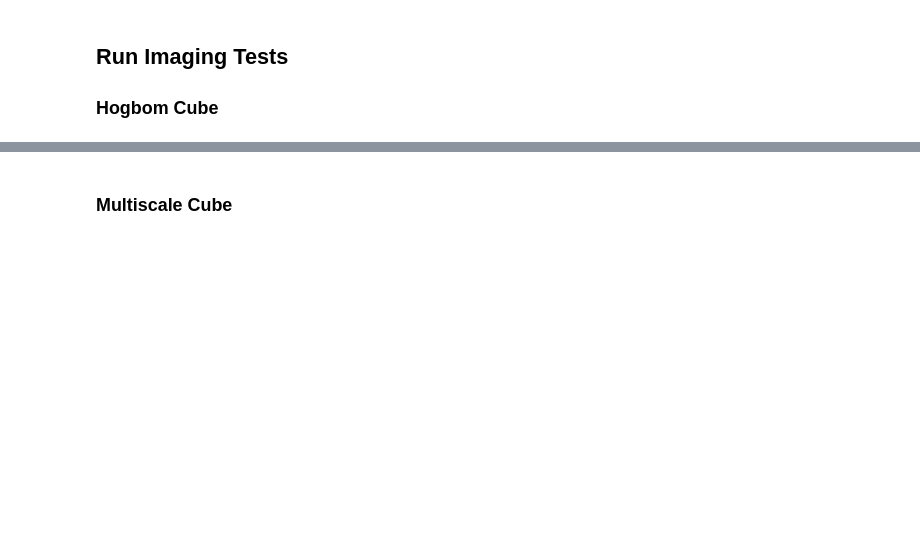
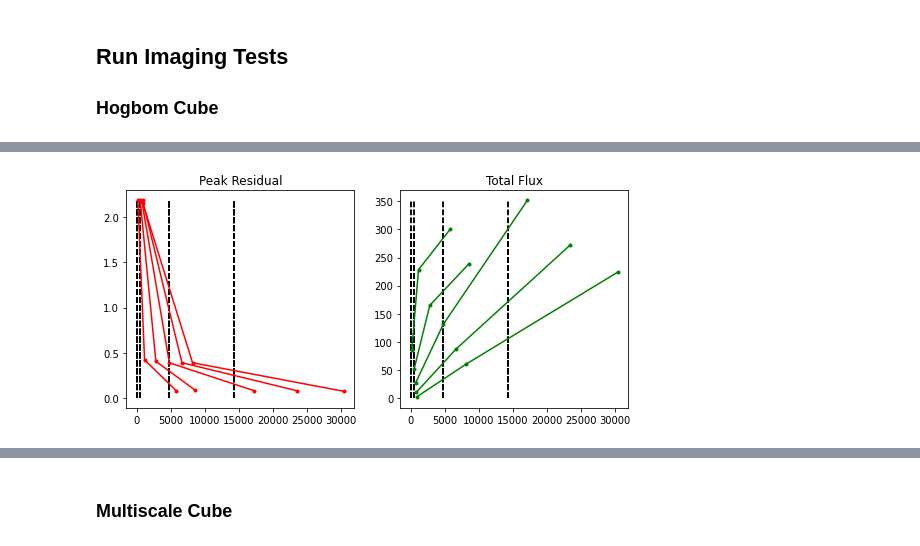
Before and after one commit to urvashirau/Simulation-in-CASA, a Jupyter notebook: Multiscale_Wideband_Imaging/Sim_Multiscale_Wideband_Demo.ipynb, the cells around one changed output, grey strips where cells are left out. Saved outputs shown, nothing was run; the diff lists cells and outputs as text; code cells hidden in the pictures; blank space fills up the shorter version.

```diff
--- a/Multiscale_Wideband_Imaging/Sim_Multiscale_Wideband_Demo.ipynb
+++ b/Multiscale_Wideband_Imaging/Sim_Multiscale_Wideband_Demo.ipynb
@@ -154,3 +188,8 @@ Residual RMS : 0.0848696
+# %%
+%run -i Display_Experiments_Script.py
+PlotConvergence('try_cube_hogbom.summary.npy')
+# %% [output]
+[figure, added]
 # %%
 smoothModel(imname='try_cube_hogbom.image',rbeam='100.0arcsec')
 fit_spectrum(cubename='try_cube_hogbom.image.smoothed',
```
Also changed, not shown: parts of 31 cells of this notebook, 2 other files.
